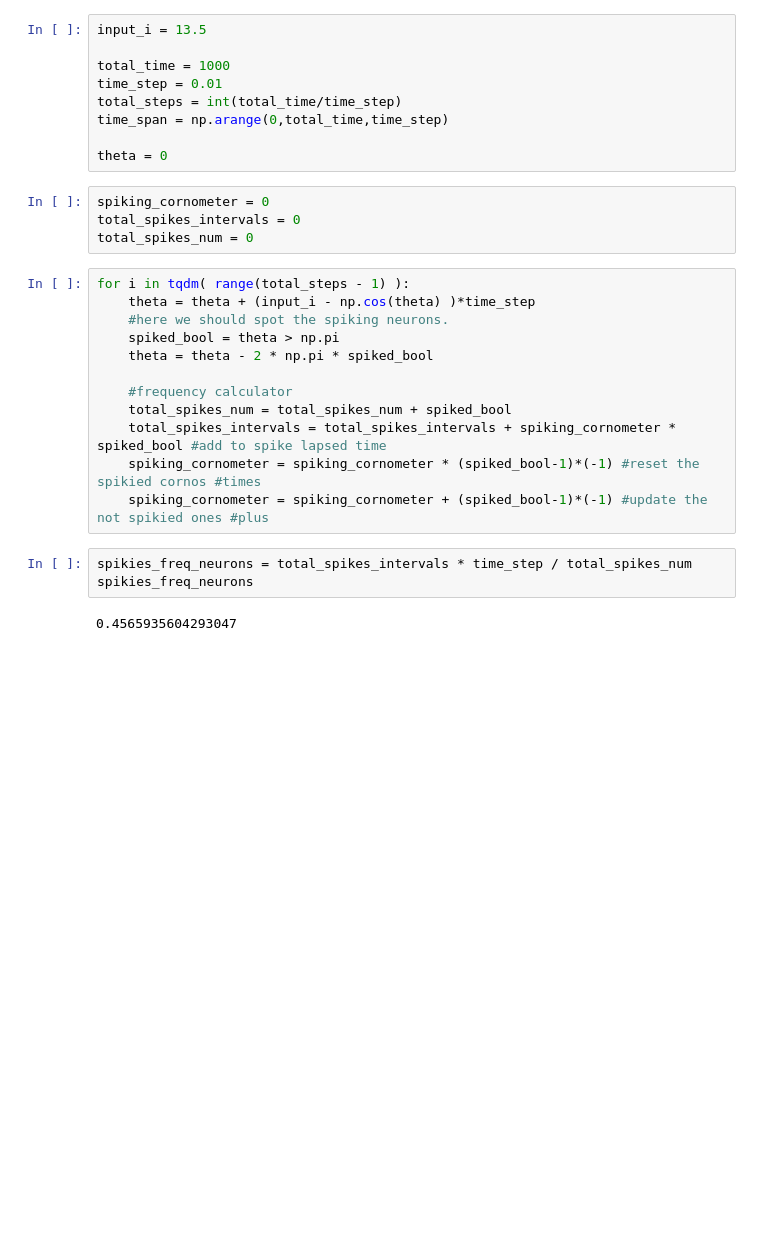
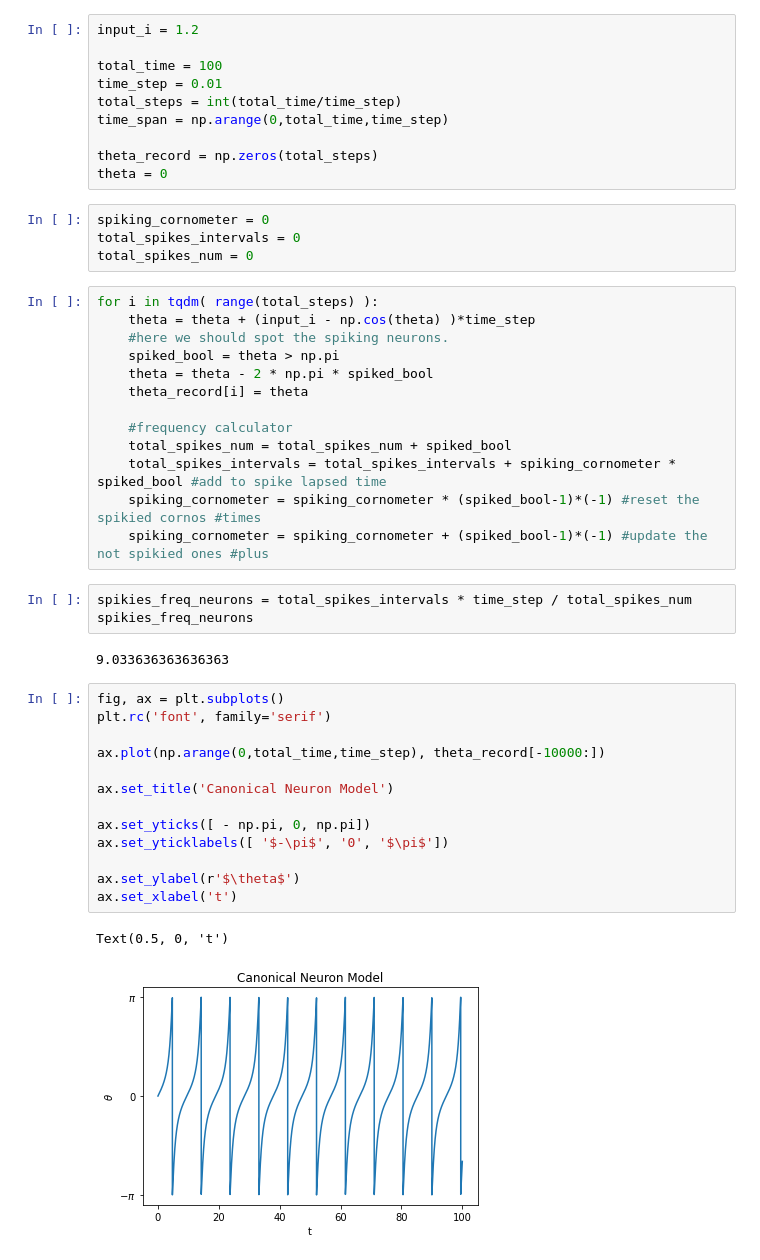
Before and after one commit to mmehrani/master_thesis, a Jupyter notebook: scripts/rotational_model/single_rotational_neuron.ipynb, the cells around one changed output. Saved outputs shown, nothing was run; the diff lists cells and outputs as text; blank space fills up the shorter version.

```diff
--- a/scripts/rotational_model/single_rotational_neuron.ipynb
+++ b/scripts/rotational_model/single_rotational_neuron.ipynb
@@ -11,22 +12,24 @@ from tqdm import tqdm
 # %%
-input_i = 13.5
+input_i = 1.2
 
-total_time = 1000
+total_time = 100
 time_step = 0.01
 total_steps = int(total_time/time_step)
 time_span = np.arange(0,total_time,time_step)
 
+theta_record = np.zeros(total_steps)
 theta = 0
 # %%
 spiking_cornometer = 0
 total_spikes_intervals = 0
 total_spikes_num = 0
 # %%
-for i in tqdm( range(total_steps - 1) ):
+for i in tqdm( range(total_steps) ):
     theta = theta + (input_i - np.cos(theta) )*time_step
     #here we should spot the spiking neurons.
     spiked_bool = theta > np.pi
     theta = theta - 2 * np.pi * spiked_bool
+    theta_record[i] = theta
 
     #frequency calculator
     total_spikes_num = total_spikes_num + spiked_bool
@@ -37,4 +40,20 @@ for i in tqdm( range(total_steps - 1) ):
 spikies_freq_neurons = total_spikes_intervals * time_step / total_spikes_num
 spikies_freq_neurons
 # %% [output]
-0.4565935604293047
+9.033636363636363
+# %%
+fig, ax = plt.subplots()
+plt.rc('font', family='serif')
+
+ax.plot(np.arange(0,total_time,time_step), theta_record[-10000:])
+
+ax.set_title('Canonical Neuron Model')
+
+ax.set_yticks([ - np.pi, 0, np.pi])
+ax.set_yticklabels([ '$-\pi$', '0', '$\pi$'])
+
+ax.set_ylabel(r'$\theta$')
+ax.set_xlabel('t')
+# %% [output]
+Text(0.5, 0, 't')
+[figure, added]
```
Also changed, not shown: parts of 2 cells of this notebook, 3 other files.
